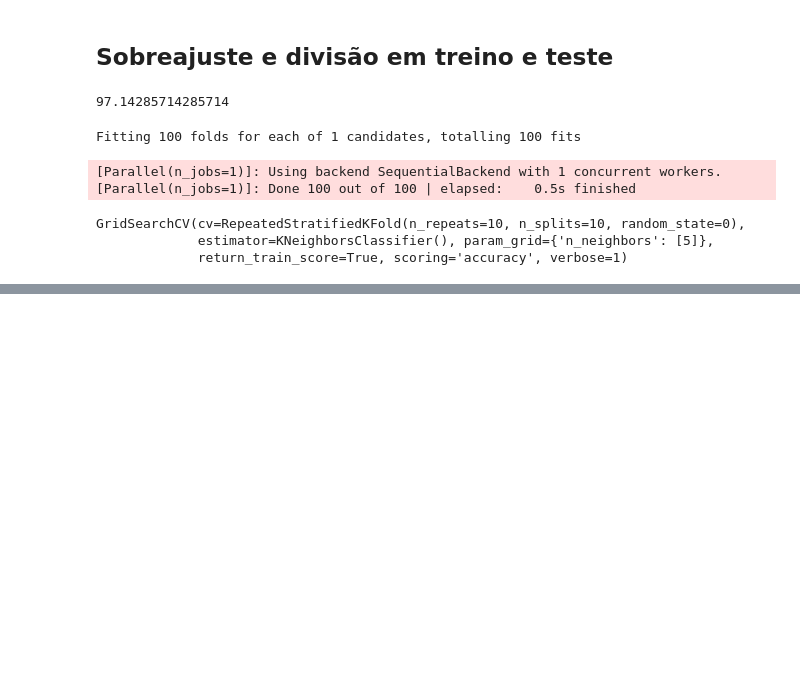
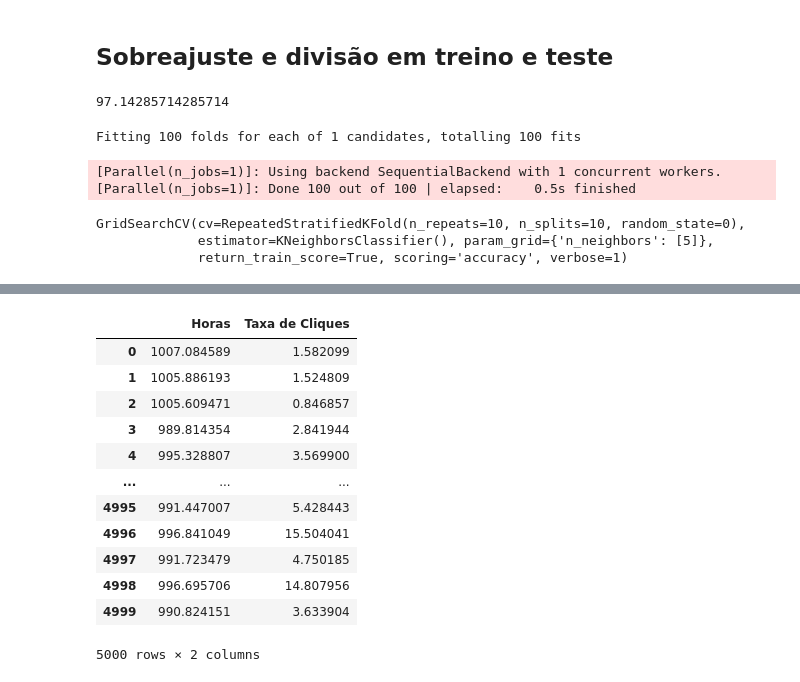
Before and after one commit to joutav/Curso-Sckiti-Learn, a Jupyter notebook: Sckiti-Learn.ipynb, the cells around one changed output, grey strips where cells are left out. Saved outputs shown, nothing was run; the diff lists cells and outputs as text; code cells hidden in the pictures; blank space fills up the shorter version.

```diff
--- a/Sckiti-Learn.ipynb
+++ b/Sckiti-Learn.ipynb
@@ -203,0 +223,16 @@ GridSearchCV(cv=RepeatedStratifiedKFold(n_repeats=10, n_splits=10, random_state=
+# %%
+x
+# %% [output]
+|  | Horas | Taxa de Cliques |
+| 0 | 1007.084589 | 1.582099 |
+| 1 | 1005.886193 | 1.524809 |
+| 2 | 1005.609471 | 0.846857 |
+| 3 | 989.814354 | 2.841944 |
+| 4 | 995.328807 | 3.569900 |
+| ... | ... | ... |
+| 4995 | 991.447007 | 5.428443 |
+| 4996 | 996.841049 | 15.504041 |
+| 4997 | 991.723479 | 4.750185 |
+| 4998 | 996.695706 | 14.807956 |
+| 4999 | 990.824151 | 3.633904 |
+5000 rows × 2 columns
```
Also changed, not shown: parts of 17 cells of this notebook.
